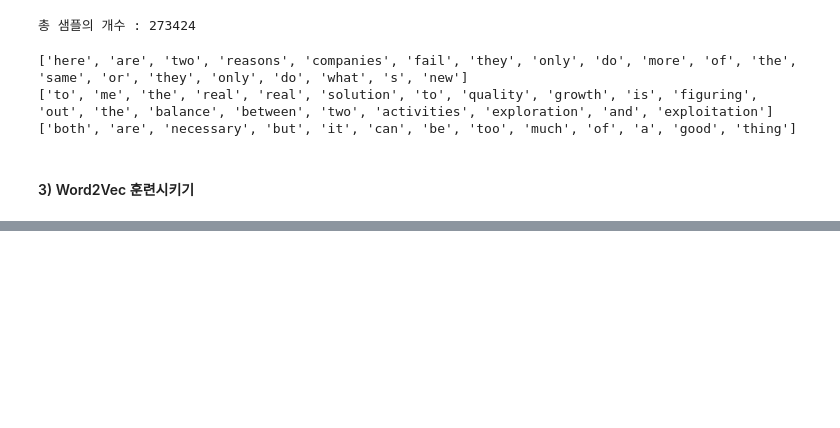
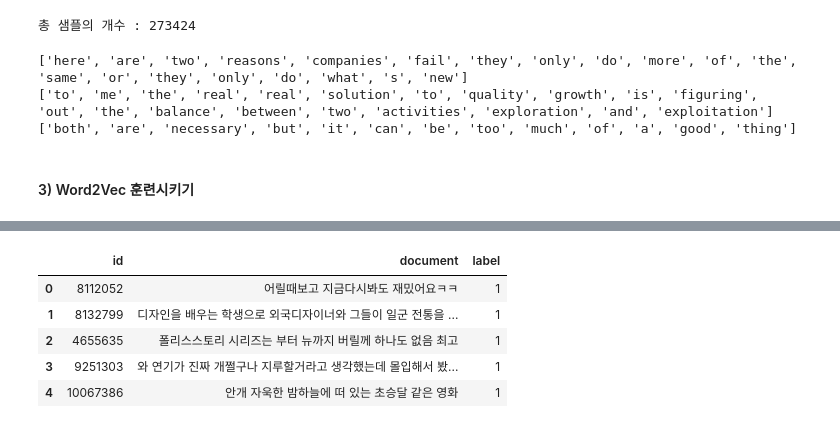
Before and after one commit to tryfasting/deeplearning-pytorch-textbook, a Jupyter notebook: 12-04 Word2Vec 학습 및 시각화.ipynb, the cells around one changed output, grey strips where cells are left out. Drawn from its saved outputs; the diff is of its cells as text; code cells hidden in the pictures; blank space fills up the shorter version.

```diff
--- a/12-04 Word2Vec 학습 및 시각화.ipynb
+++ b/12-04 Word2Vec 학습 및 시각화.ipynb
@@ -76,0 +155,9 @@ ModuleNotFoundError: No module named 'gensim'
+# %%
+train_data[:5]
+# %% [output]
+|  | id | document | label |
+| 0 | 8112052 | 어릴때보고 지금다시봐도 재밌어요ㅋㅋ | 1 |
+| 1 | 8132799 | 디자인을 배우는 학생으로 외국디자이너와 그들이 일군 전통을 ... | 1 |
+| 2 | 4655635 | 폴리스스토리 시리즈는 부터 뉴까지 버릴께 하나도 없음 최고 | 1 |
+| 3 | 9251303 | 와 연기가 진짜 개쩔구나 지루할거라고 생각했는데 몰입해서 봤... | 1 |
+| 4 | 10067386 | 안개 자욱한 밤하늘에 떠 있는 초승달 같은 영화 | 1 |
```
Also changed, not shown: parts of 54 cells of this notebook.
